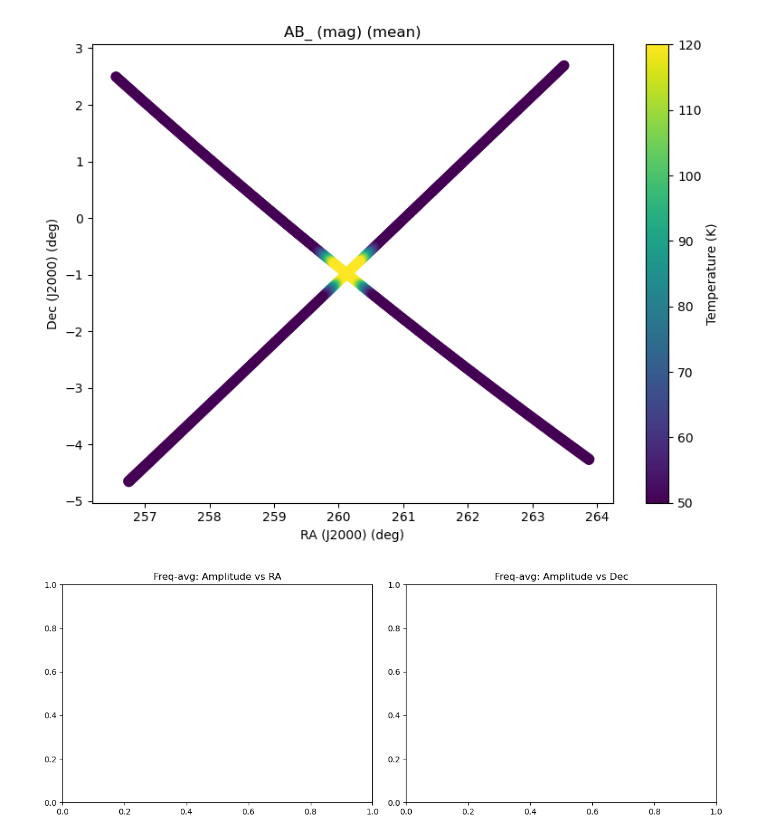
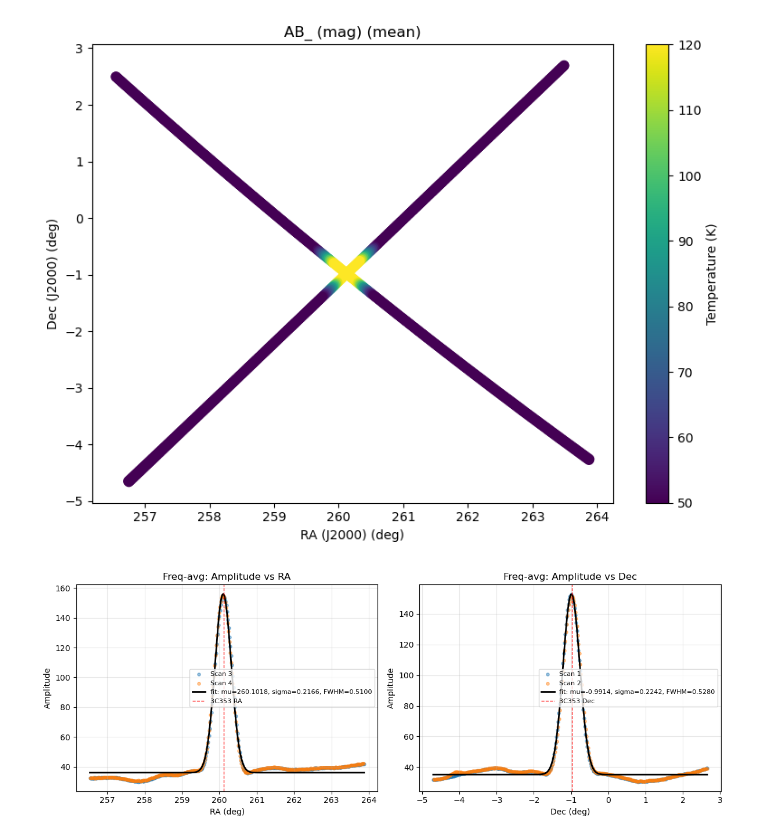
Before and after one commit to akvydula/skymap, a Jupyter notebook: notebooks/pointing_offset.ipynb, the cells around one changed output. Saved outputs shown, nothing was run; the diff lists cells and outputs as text; code cells hidden in the pictures.

Commit message:
bug fixes in pointing offset nb

```diff
--- a/notebooks/pointing_offset.ipynb
+++ b/notebooks/pointing_offset.ipynb
@@ -647,79 +647,36 @@ RADEC_map=True, freq_avg=True, use_std=False, size=50, clim=(50, 120));
 # %% [output]
 [figure]
 # %%
-import numpy as np
-import matplotlib.pyplot as plt
-from scipy.optimize import curve_fit
-
-def gauss_with_baseline(x, A, mu, sigma, b):
-    return b + A * np.exp(-0.5 * ((x - mu) / sigma) ** 2)
-
-def fit_axis_beam(x, y, x_name="x", ax=None):
-    m = np.isfinite(x) & np.isfinite(y)
-    x = np.asarray(x[m], dtype=float)
-    y = np.asarray(y[m], dtype=float)
-    if x.size < 5:
-        raise ValueError(f"Not enough points to fit {x_name}")
-
-    # Initial guesses
-    b0 = np.nanpercentile(y, 20)
-    A0 = max(np.nanmax(y) - b0, 1e-6)
-    mu0 = x[np.nanargmax(y)]
-    sigma0 = max(np.nanstd(x) / 3.0, 1e-3)
-
-    p0 = [A0, mu0, sigma0, b0]
-    bounds = ([0.0, np.nanmin(x), 1e-6, -np.inf],
-              [np.inf, np.nanmax(x), np.inf, np.inf])
-
-    popt, pcov = curve_fit(gauss_with_baseline, x, y, p0=p0, bounds=bounds, maxfev=20000)
-    A, mu, sigma, b = popt
-    fwhm = 2.0 * np.sqrt(2.0 * np.log(2.0)) * sigma
-
-    xx = np.linspace(np.nanmin(x), np.nanmax(x), 600)
-    yy = gauss_with_baseline(xx, *popt)
-
-    if ax is None:
-        _, ax = plt.subplots(figsize=(7, 4))
-    ax.scatter(x, y, s=14, alpha=0.45, label="data")
-    ax.plot(xx, yy, "k-", lw=2, label=f"fit: mu={mu:.4f}, sigma={sigma:.4f}, FWHM={fwhm:.4f}")
-    ax.set_xlabel(f"{x_name} (deg)")
-    ax.set_ylabel("Amplitude")
-    ax.grid(alpha=0.3)
-    ax.legend(fontsize=8)
-
-    return {
-        "A": float(A),
-        "mu_deg": float(mu),
-        "sigma_deg": float(sigma),
-        "FWHM_deg": float(fwhm),
-        "baseline": float(b),
-        "covariance": pcov,
-    }
-
-# ----------------------------
-# INPUTS
-# ----------------------------
-pol = "AB_"
-source = "3C353"   # optional, only for plotting source RA/Dec
-arr2d = scan_obs_pointing.calibrated_spec_mean.__getattribute__(pol)  # timing-corrected spectrum cadence
-
-
-
-# ----------------------------
-# 2) FREQUENCY-AVERAGED amplitude (like plot_freq_avg_vs_pointing)
-# ----------------------------
-amp_avg = np.nanmean(np.asarray(arr2d, dtype=float), axis=1)
+# Same Gaussian+baseline fitter and scan legs as the 5-panel cell above
+# (El legs → Dec; Az legs → RA). Do not redefine fit_axis_beam here.
+from skymap.plots import fit_axis_beam
 
 fig, axs = plt.subplots(1, 2, figsize=(12, 4.5))
-# fit_ra_avg = fit_axis_beam(ra, amp_avg, x_name="RA", ax=axs[0])
-# fit_dec_avg = fit_axis_beam(dec, amp_avg, x_name="Dec", ax=axs[1])
+fit_ra = fit_axis_beam(
+    [ra[i] for i in az_idx],
+    [amp_avg[i] for i in az_idx],
+    x_name="RA",
+    ax=axs[0],
+    labels=["Scan 3", "Scan 4"],
+)
+fit_dec = fit_axis_beam(
+    [dec[i] for i in el_idx],
+    [amp_avg[i] for i in el_idx],
+    x_name="Dec",
+    ax=axs[1],
+    labels=["Scan 1", "Scan 2"],
+)
+axs[0].axvline(src_ra, color="red", linestyle="--", linewidth=1.0, alpha=0.85, label=f"{source_name} RA")
+axs[1].axvline(src_dec, color="red", linestyle="--", linewidth=1.0, alpha=0.85, label=f"{source_name} Dec")
+axs[0].legend(fontsize=8)
+axs[1].legend(fontsize=8)
 axs[0].set_title("Freq-avg: Amplitude vs RA")
 axs[1].set_title("Freq-avg: Amplitude vs Dec")
 plt.tight_layout()
-plt.savefig(f'{figdir}/beam_fit_tip_scan.pdf')
+plt.savefig(f"{figdir}/beam_fit_tip_scan.pdf")
 plt.show()
 
-# print("Freq-avg RA fit:", fit_ra_avg)
-# print("Freq-avg Dec fit:", fit_dec_avg)
+print("Freq-avg RA fit:", fit_ra)
+print("Freq-avg Dec fit:", fit_dec)
 # %% [output]
-[figure, old version]
+[figure, new version]
```
Also changed, not shown: parts of 2 cells of this notebook, 7 other files.
